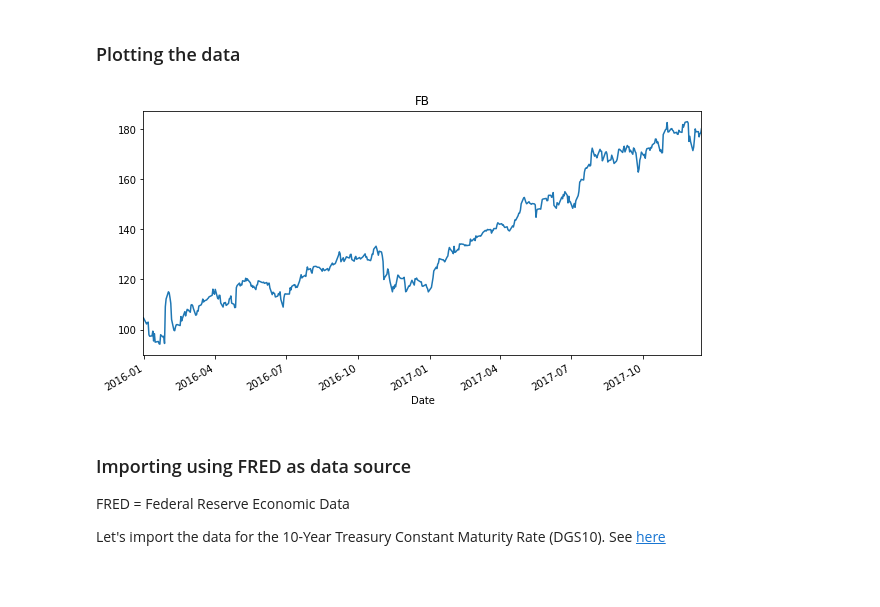
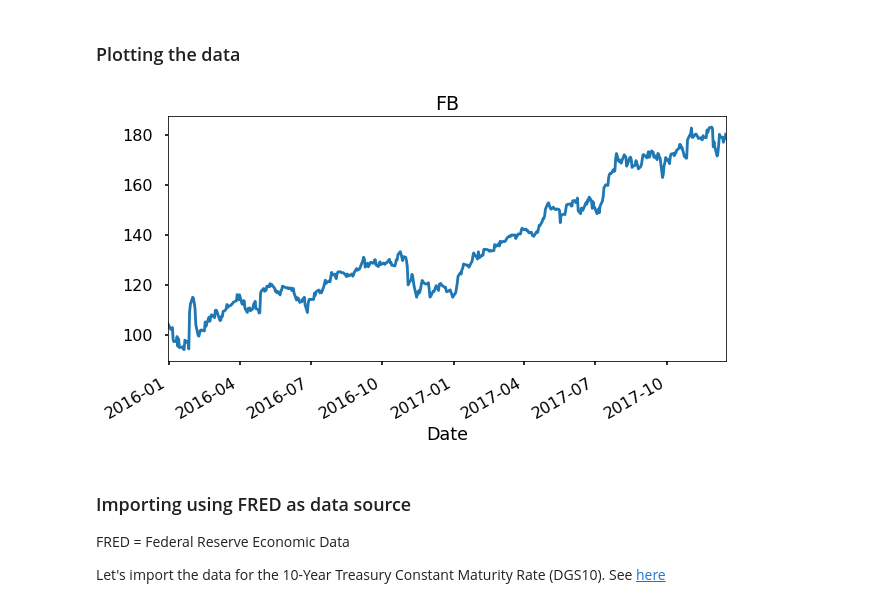
Before and after one commit to cnoza/DataAnalysis, a Jupyter notebook: _Projects/Finance/Managing Financial Data.ipynb, the cells around one changed output. Drawn from its saved outputs; the diff is of its cells as text; code cells hidden in the pictures; blank space fills up the shorter version.

```diff
--- a/_Projects/Finance/Managing Financial Data.ipynb
+++ b/_Projects/Finance/Managing Financial Data.ipynb
@@ -175,25 +175,26 @@ memory usage: 13.8 KB
 # %%
 # Import matplotlib.pyplot
 import matplotlib.pyplot as plt
+plt.style.use('seaborn-poster')
 
 # Set start and end dates
 start = date(2016,1,1)
 end = date.today()
 
 # Set the ticker and data_source
 ticker = 'FB'
 data_source = 'yahoo'
 
 # Import the data using DataReader
 stock_prices = DataReader(ticker, data_source, start, end)
 
 # Plot Close
 stock_prices['Close'].plot(title=ticker, figsize=(10,5))
 
 # Show the plot
 plt.show()
 # %% [output]
-[figure, old version]
+[figure, new version]
 # %% [markdown]
 ### Importing using FRED as data source
 FRED = Federal Reserve Economic Data
```
Also changed, not shown: parts of 2 cells of this notebook.
